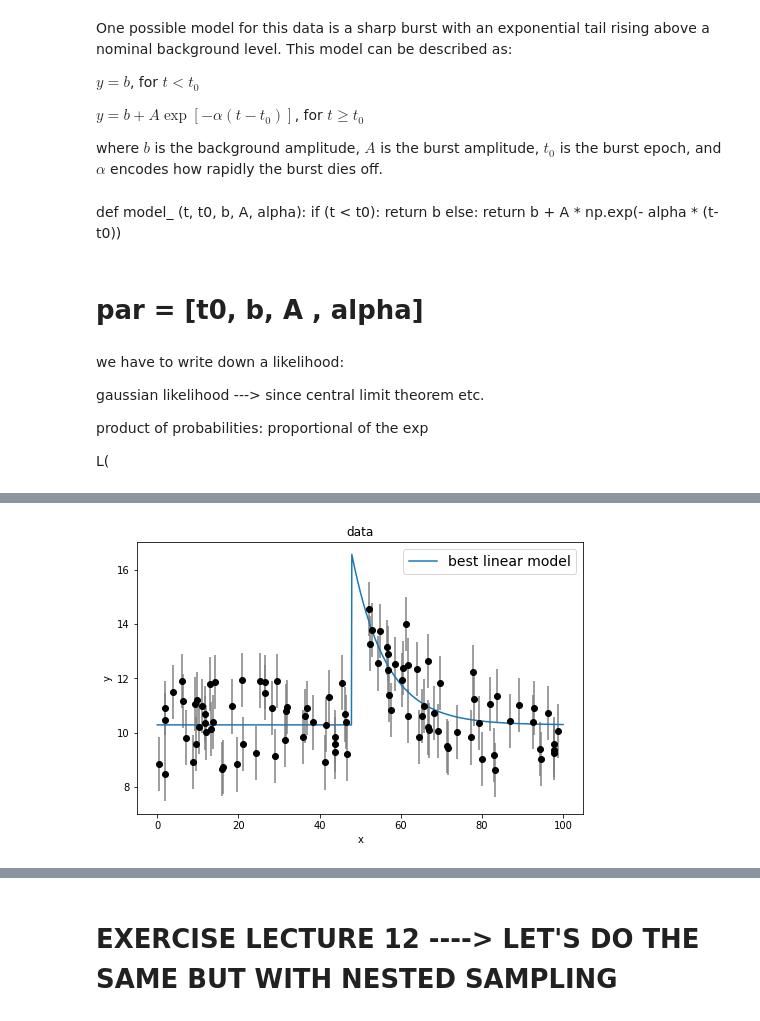
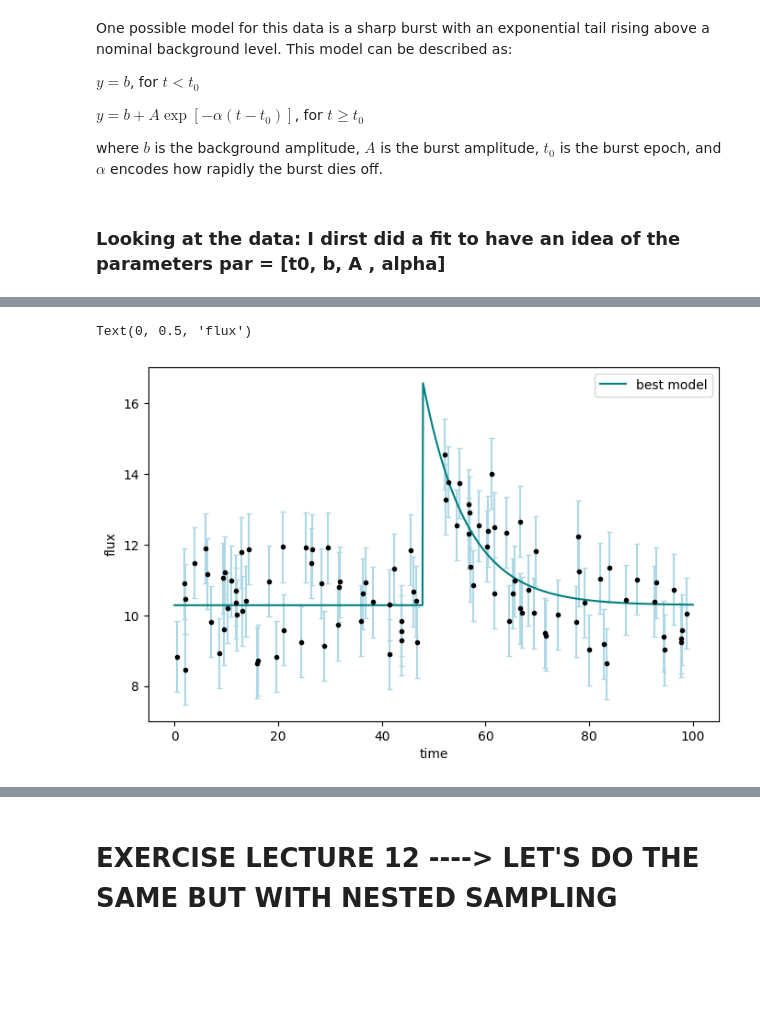
Before and after one commit to malvibellotti/astrostatistics_bicocca_2024, a Jupyter notebook: working/lecture_11_12.ipynb, the cells around one changed output, grey strips where cells are left out. Saved outputs shown, nothing was run; the diff lists cells and outputs as text; code cells hidden in the pictures; blank space fills up the shorter version.

```diff
--- a/working/lecture_11_12.ipynb
+++ b/working/lecture_11_12.ipynb
@@ -28,14 +83,8 @@ $y = b$, for $t<t_0$
 $y = b + A\exp[-\alpha(t-t_0)]$, for $t\geq t_0$
 
 where $b$ is the background amplitude, $A$ is the burst amplitude, $t_0$ is the burst epoch, and $\alpha$ encodes how rapidly the burst dies off.
-# %% [markdown]
-def model_ (t, t0, b, A, alpha):
-    if (t < t0):
-        return b
-    else:
-        return b + A * np.exp(- alpha * (t-t0))
-# %% [markdown]
-# par = [t0,  b,  A , alpha]
+# %% [markdown]
+### Looking at the data: I dirst did a fit to have an idea of the parameters  par = [t0,  b,  A , alpha]
 # %%
 def model_ (t, par):
     modello = []
@@ -65,30 +111,19 @@ def best_par(model=model_, data=data):
 
     neg_logL = lambda par : -logL(par, data, model)
     return scipy.optimize.fmin_bfgs(neg_logL, par_0, disp=False)
-# %% [markdown]
-we have to write down a likelihood:
-
-gaussian likelihood ---> since central limit theorem etc.
-
-product of probabilities: proportional of the exp
-
-L(
 # %%
 Ndata = x.size
 
-# get best-fit parameters for linear, quadratic and cubic models
 par = best_par(model_, data=data)
 print(par)
 
-# generate best fit lines on a fine grid
 xgrid = np.linspace(0, 100, 1000)
 yfit = model_(xgrid, par)
 
-
-# plot
 fig, ax = plt.subplots(figsize=(8, 5))
-ax.errorbar(x, y, sigma_y, fmt='ok', ecolor='gray')
-ax.plot(xgrid, yfit, label='best linear model')
-ax.legend(loc='best', fontsize=14)
-ax.set(xlabel='x', ylabel='y', title='data');
+ax.errorbar(x, y, sigma_y, fmt='ok', ecolor='lightblue', markersize=3, capsize=2, capthick=1)
+ax.plot(xgrid, yfit, label='best model', color='teal')
+ax.legend(loc='best', fontsize=10)
+ax.set_xlabel('time')
+ax.set_ylabel('flux')
 # %% [output]
@@ -96 +131,2 @@ ax.set(xlabel='x', ylabel='y', title='data');
+Text(0, 0.5, 'flux')
-[figure, old version]
+[figure, new version]
```
Also changed, not shown: parts of 34 cells of this notebook, 4 other files.
